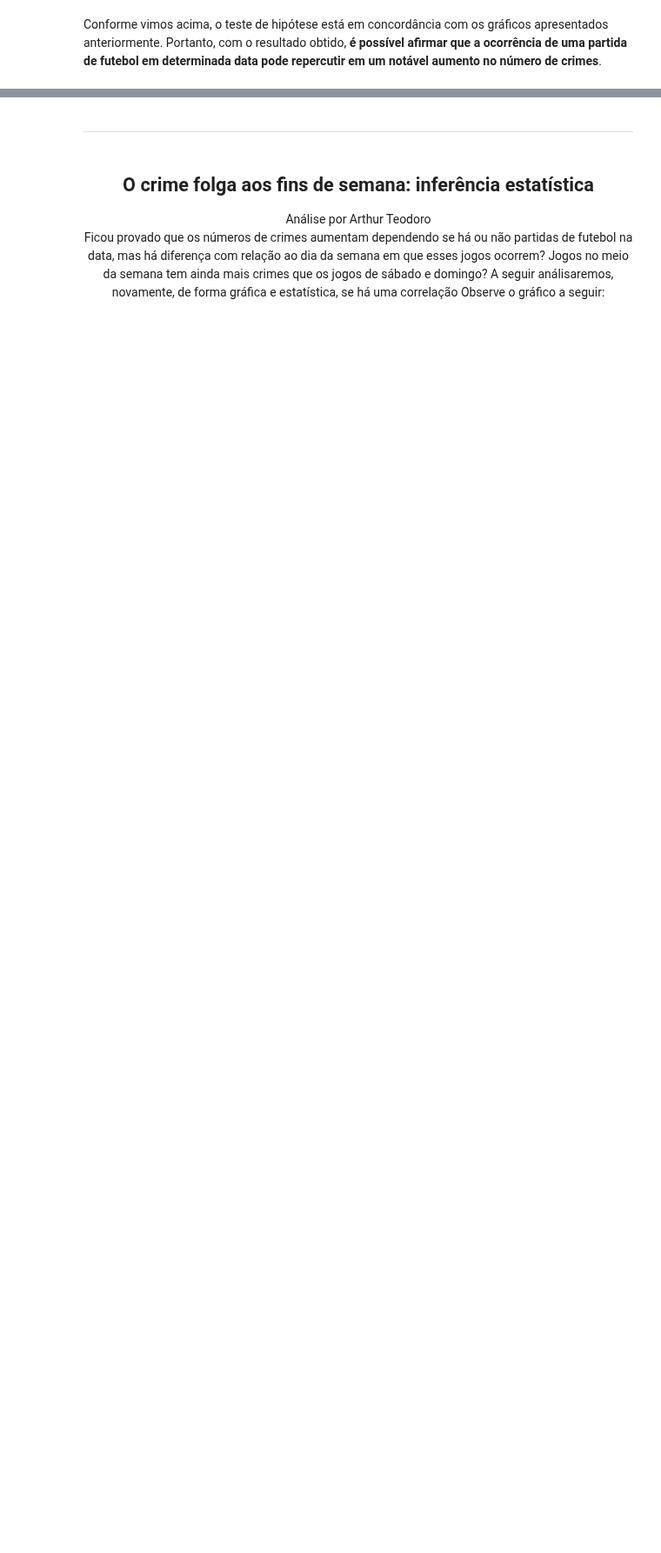
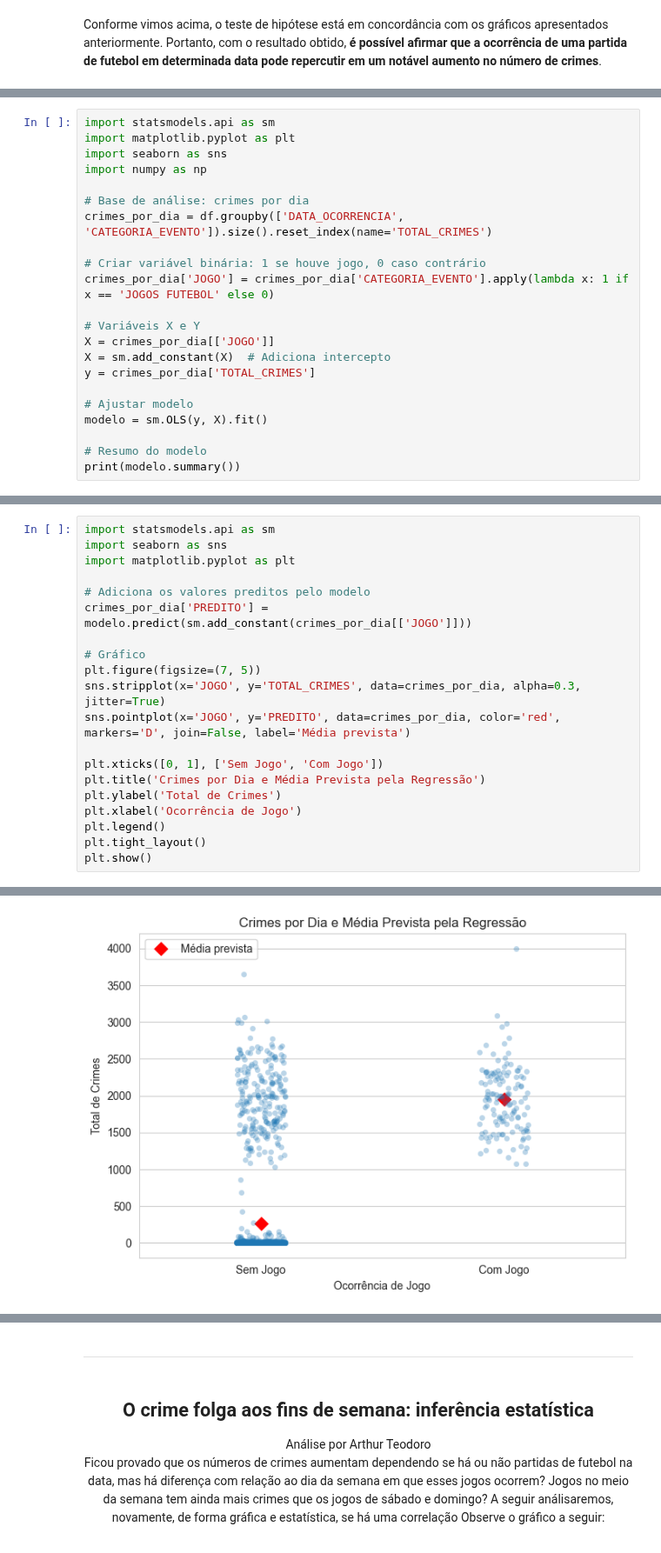
Before and after one commit to Matheuskpds/Ciencia-de-Dados-Projeto-TP, a Jupyter notebook: main.ipynb, the cells around one changed output, grey strips where cells are left out. Shown at 87% size. Cells and saved outputs as stored; diff of their text form; blank space fills up the shorter version.

Commit message:
Feat: Atualização com os recursos de regreção para dias com jogos

```diff
--- a/main.ipynb
+++ b/main.ipynb
@@ -1823,0 +1624,22 @@ Conforme vimos acima, o teste de hipótese está em concordância com os gráfic
+# %%
+import statsmodels.api as sm
+import matplotlib.pyplot as plt
+import seaborn as sns
+import numpy as np
+
+# Base de análise: crimes por dia
+crimes_por_dia = df.groupby(['DATA_OCORRENCIA', 'CATEGORIA_EVENTO']).size().reset_index(name='TOTAL_CRIMES')
+
+# Criar variável binária: 1 se houve jogo, 0 caso contrário
+crimes_por_dia['JOGO'] = crimes_por_dia['CATEGORIA_EVENTO'].apply(lambda x: 1 if x == 'JOGOS FUTEBOL' else 0)
+
+# Variáveis X e Y
+X = crimes_por_dia[['JOGO']]
+X = sm.add_constant(X)  # Adiciona intercepto
+y = crimes_por_dia['TOTAL_CRIMES']
+
+# Ajustar modelo
+modelo = sm.OLS(y, X).fit()
+
+# Resumo do modelo
+print(modelo.summary())
@@ -1823,0 +1685,21 @@ Conforme vimos acima, o teste de hipótese está em concordância com os gráfic
+# %%
+import statsmodels.api as sm
+import seaborn as sns
+import matplotlib.pyplot as plt
+
+# Adiciona os valores preditos pelo modelo
+crimes_por_dia['PREDITO'] = modelo.predict(sm.add_constant(crimes_por_dia[['JOGO']]))
+
+# Gráfico
+plt.figure(figsize=(7, 5))
+sns.stripplot(x='JOGO', y='TOTAL_CRIMES', data=crimes_por_dia, alpha=0.3, jitter=True)
+sns.pointplot(x='JOGO', y='PREDITO', data=crimes_por_dia, color='red', markers='D', join=False, label='Média prevista')
+
+plt.xticks([0, 1], ['Sem Jogo', 'Com Jogo'])
+plt.title('Crimes por Dia e Média Prevista pela Regressão')
+plt.ylabel('Total de Crimes')
+plt.xlabel('Ocorrência de Jogo')
+plt.legend()
+plt.tight_layout()
+plt.show()
+# %% [output]
@@ -1823,0 +1709 @@ Conforme vimos acima, o teste de hipótese está em concordância com os gráfic
+[figure, added]
```
Also changed, not shown: parts of 61 cells of this notebook.
